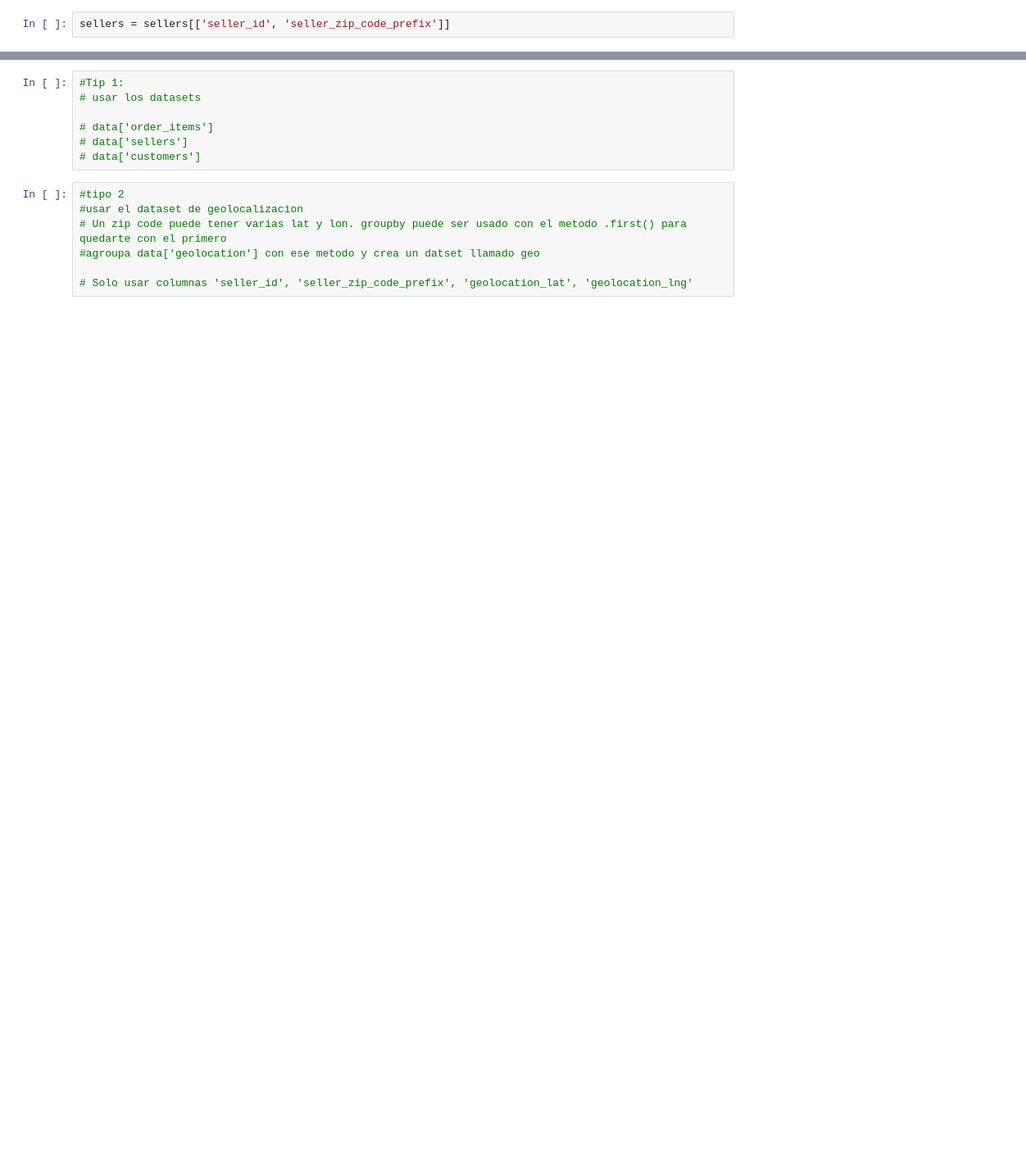
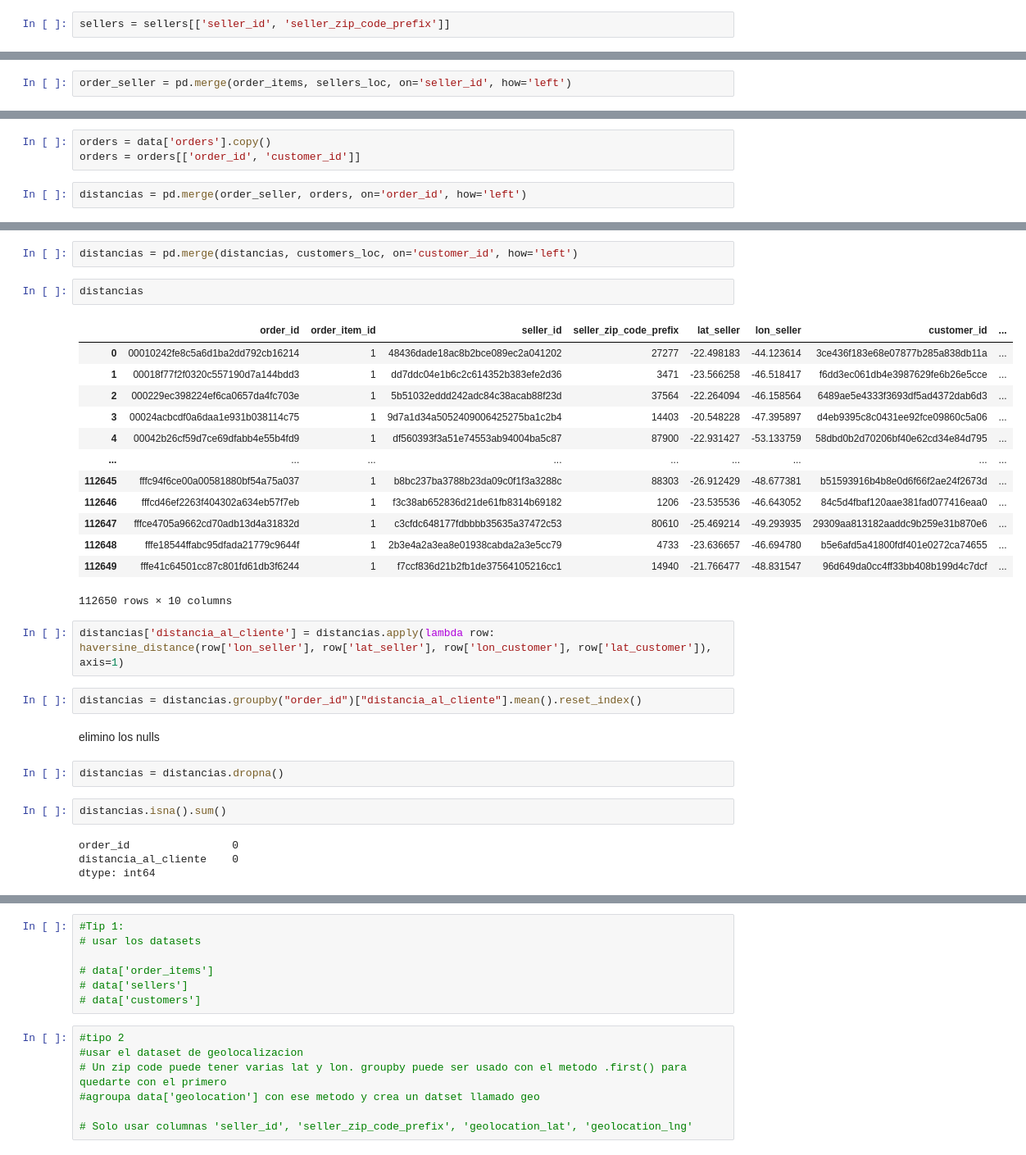
Before and after one commit to julietawolfsohn/Olist, a Jupyter notebook: ejercicio_orders_part1.ipynb, the cells around one changed output, grey strips where cells are left out. Shown: that part at 82% size. Saved outputs shown, nothing was run; the diff lists cells and outputs as text; blank space fills up the shorter version.

```diff
--- a/ejercicio_orders_part1.ipynb
+++ b/ejercicio_orders_part1.ipynb
@@ -676,0 +667,2 @@ sellers = sellers[['seller_id', 'seller_zip_code_prefix']]
+# %%
+order_seller = pd.merge(order_items, sellers_loc, on='seller_id', how='left')
@@ -676,0 +671,5 @@ sellers = sellers[['seller_id', 'seller_zip_code_prefix']]
+# %%
+orders = data['orders'].copy()
+orders = orders[['order_id', 'customer_id']]
+# %%
+distancias = pd.merge(order_seller, orders, on='order_id', how='left')
@@ -676,0 +692,32 @@ sellers = sellers[['seller_id', 'seller_zip_code_prefix']]
+# %%
+distancias = pd.merge(distancias, customers_loc, on='customer_id', how='left')
+# %%
+distancias
+# %% [output]
+|  | order_id | order_item_id | seller_id | seller_zip_code_prefix | lat_seller | lon_seller | customer_id | ... |
+| 0 | 00010242fe8c5a6d1ba2dd792cb16214 | 1 | 48436dade18ac8b2bce089ec2a041202 | 27277 | -22.498183 | -44.123614 | 3ce436f183e68e07877b285a838db11a | ... |
+| 1 | 00018f77f2f0320c557190d7a144bdd3 | 1 | dd7ddc04e1b6c2c614352b383efe2d36 | 3471 | -23.566258 | -46.518417 | f6dd3ec061db4e3987629fe6b26e5cce | ... |
+| 2 | 000229ec398224ef6ca0657da4fc703e | 1 | 5b51032eddd242adc84c38acab88f23d | 37564 | -22.264094 | -46.158564 | 6489ae5e4333f3693df5ad4372dab6d3 | ... |
+| 3 | 00024acbcdf0a6daa1e931b038114c75 | 1 | 9d7a1d34a5052409006425275ba1c2b4 | 14403 | -20.548228 | -47.395897 | d4eb9395c8c0431ee92fce09860c5a06 | ... |
+| 4 | 00042b26cf59d7ce69dfabb4e55b4fd9 | 1 | df560393f3a51e74553ab94004ba5c87 | 87900 | -22.931427 | -53.133759 | 58dbd0b2d70206bf40e62cd34e84d795 | ... |
+| ... | ... | ... | ... | ... | ... | ... | ... | ... |
+| 112645 | fffc94f6ce00a00581880bf54a75a037 | 1 | b8bc237ba3788b23da09c0f1f3a3288c | 88303 | -26.912429 | -48.677381 | b51593916b4b8e0d6f66f2ae24f2673d | ... |
+| 112646 | fffcd46ef2263f404302a634eb57f7eb | 1 | f3c38ab652836d21de61fb8314b69182 | 1206 | -23.535536 | -46.643052 | 84c5d4fbaf120aae381fad077416eaa0 | ... |
+| 112647 | fffce4705a9662cd70adb13d4a31832d | 1 | c3cfdc648177fdbbbb35635a37472c53 | 80610 | -25.469214 | -49.293935 | 29309aa813182aaddc9b259e31b870e6 | ... |
+| 112648 | fffe18544ffabc95dfada21779c9644f | 1 | 2b3e4a2a3ea8e01938cabda2a3e5cc79 | 4733 | -23.636657 | -46.694780 | b5e6afd5a41800fdf401e0272ca74655 | ... |
+| 112649 | fffe41c64501cc87c801fd61db3f6244 | 1 | f7ccf836d21b2fb1de37564105216cc1 | 14940 | -21.766477 | -48.831547 | 96d649da0cc4ff33bb408b199d4c7dcf | ... |
+112650 rows × 10 columns
+# %%
+distancias['distancia_al_cliente'] = distancias.apply(lambda row: haversine_distance(row['lon_seller'], row['lat_seller'], row['lon_customer'], row['lat_customer']), axis=1)
+# %%
+distancias = distancias.groupby("order_id")["distancia_al_cliente"].mean().reset_index()
+# %% [markdown]
+elimino los nulls
+# %%
+distancias = distancias.dropna()
+# %%
+distancias.isna().sum()
+# %% [output]
+order_id                0
+distancia_al_cliente    0
+dtype: int64
```
Also changed, not shown: parts of 57 cells of this notebook, 6 other files.
